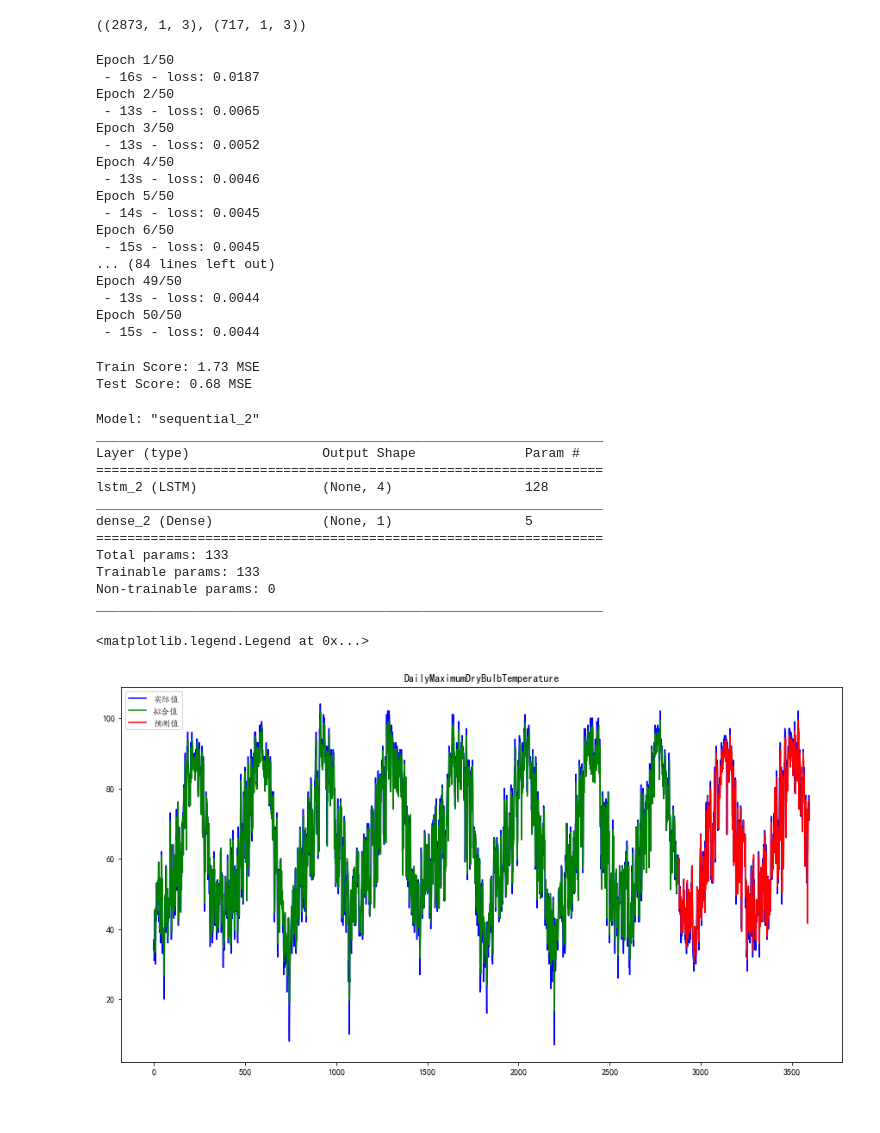
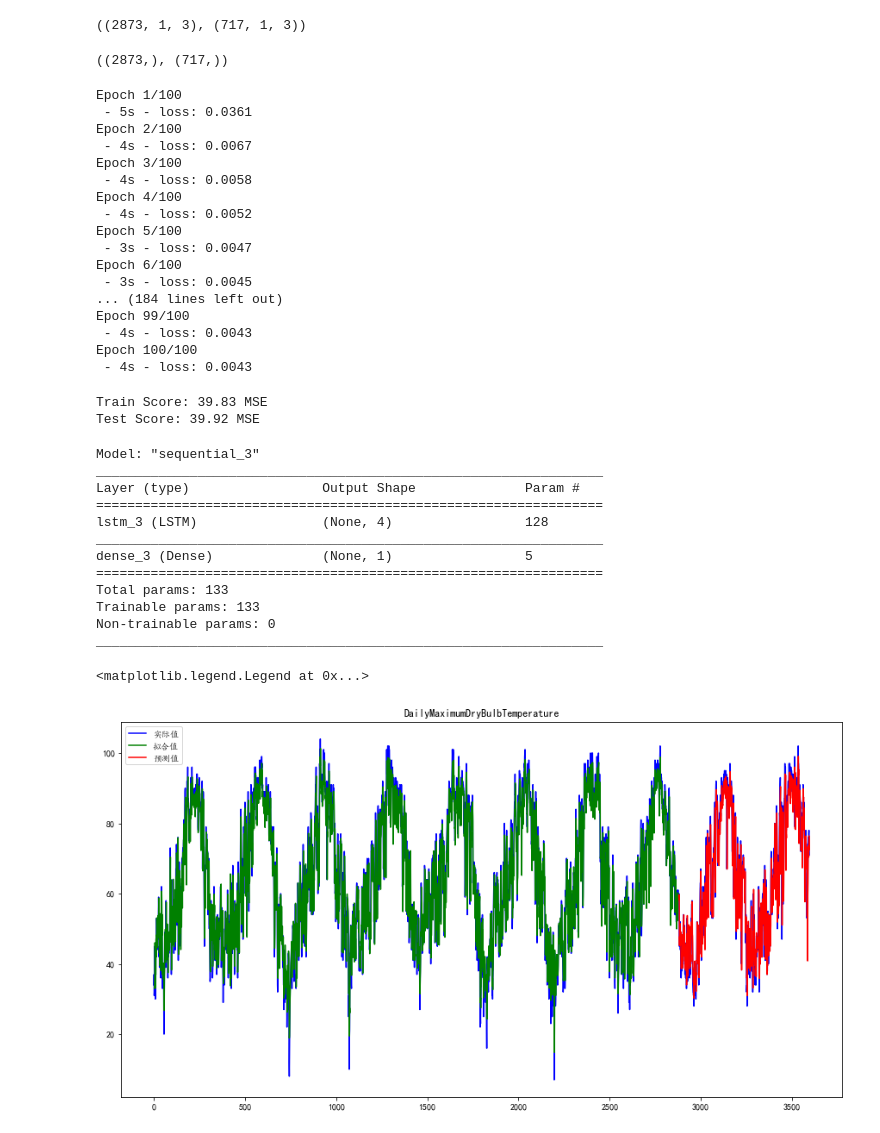
Before and after one commit to Yrt-2000/SRTP-program-of-SEU---meteorological-forecasting, a Jupyter notebook: maxtempe/model_LSTM.ipynb, the cells around one changed output. Cells and saved outputs as stored; diff of their text form; code cells hidden in the pictures.

```diff
--- a/maxtempe/model_LSTM.ipynb
+++ b/maxtempe/model_LSTM.ipynb
@@ -69,6 +68,10 @@ testX = np.reshape(testX,(testX.shape[0],1,testX.shape[1]))
 trainX.shape,testX.shape
 # %% [output]
 ((2873, 1, 3), (717, 1, 3))
+# %%
+trainY.shape,testY.shape
+# %% [output]
+((2873,), (717,))
 # %%
 # 创建 LSTM Model
 # 可以在 youtube 搜 keras+lstm，或者看 Jason Brownlee 的博客详细了解
@@ -78,28 +81,28 @@ model.add(LSTM(4,input_shape=(1,look_back)))
 model.add(Dense(1))
 model.compile(loss='mean_squared_error',optimizer='adam')
 # 实测训练 10 次取得较好的预测结果
-model.fit(trainX,trainY,epochs=50,batch_size=1,verbose=2)
+model.fit(trainX,trainY,epochs=100,batch_size=4,verbose=2)
 # 对训练集和测试集分别进行预测
 trainPredict = model.predict(trainX)
 testPredict = model.predict(testX)
 # %% [output]
-Epoch 1/50
- - 16s - loss: 0.0187
-Epoch 2/50
- - 13s - loss: 0.0065
-Epoch 3/50
- - 13s - loss: 0.0052
-Epoch 4/50
- - 13s - loss: 0.0046
-Epoch 5/50
- - 14s - loss: 0.0045
-Epoch 6/50
- - 15s - loss: 0.0045
-... (84 lines left out)
-Epoch 49/50
- - 13s - loss: 0.0044
-Epoch 50/50
- - 15s - loss: 0.0044
+Epoch 1/100
+ - 5s - loss: 0.0361
+Epoch 2/100
+ - 4s - loss: 0.0067
+Epoch 3/100
+ - 4s - loss: 0.0058
+Epoch 4/100
+ - 4s - loss: 0.0052
+Epoch 5/100
+ - 3s - loss: 0.0047
+Epoch 6/100
+ - 3s - loss: 0.0045
+... (184 lines left out)
+Epoch 99/100
+ - 4s - loss: 0.0043
+Epoch 100/100
+ - 4s - loss: 0.0043
 # %%
 # 逆变换得真实值
 trainPredict = scaler.inverse_transform(trainPredict)
@@ -111,23 +114,23 @@ test = scaler.inverse_transform(np.array(test.reshape(-1,1)))
 train = scaler.inverse_transform(np.array(train.reshape(-1,1)))
 
 # 误差分析
-trainScore = mean_squared_error(trainY[0],trainPredict[0])
+trainScore = mean_squared_error(trainY,trainPredict)
 print('Train Score: %.2f MSE' % trainScore)
-testScore = mean_squared_error(testY[0],testPredict[0])
+testScore = mean_squared_error(testY,testPredict)
 print('Test Score: %.2f MSE' % testScore)
 # %% [output]
-Train Score: 1.73 MSE
-Test Score: 0.68 MSE
+Train Score: 39.83 MSE
+Test Score: 39.92 MSE
 # %%
 model.summary()
 # %% [output]
-Model: "sequential_2"
+Model: "sequential_3"
 _________________________________________________________________
 Layer (type)                 Output Shape              Param #
 =================================================================
-lstm_2 (LSTM)                (None, 4)                 128
+lstm_3 (LSTM)                (None, 4)                 128
 _________________________________________________________________
-dense_2 (Dense)              (None, 1)                 5
+dense_3 (Dense)              (None, 1)                 5
 =================================================================
 Total params: 133
 Trainable params: 133
@@ -138,21 +141,21 @@ _________________________________________________________________
 # %%
 # 拷贝数据，注意每组数据前 look_back 天作为输入，无法预测，值设为 nan
 trainPredictPlot = np.empty_like(dataset)
 trainPredictPlot[:] = np.nan
-trainPredictPlot[look_back:len(trainPredict)+look_back] = trainPredict
+trainPredictPlot[look_back:len(train)] = trainPredict
 
 testPredictPlot = np.empty_like(dataset)
 testPredictPlot[:] = np.nan
-testPredictPlot[len(trainPredict)+look_back*2:len(dataset)] = testPredict
+testPredictPlot[len(train)+look_back:] = testPredict
 
 # 绘图
 plt.rcParams['font.sans-serif'] = 'KaiTi'
 plt.figure(figsize=(15,8))
 plt.title('DailyMaximumDryBulbTemperature')
 plt.plot(dataset,color ='blue',label='实际值')
 plt.plot(trainPredictPlot,color ='green',label='拟合值')
 plt.plot(testPredictPlot,color ='red',label='预测值')
 plt.legend(loc='best')
 # %% [output]
 <matplotlib.legend.Legend at 0x...>
-[figure, old version]
+[figure, new version]
```
Also changed, not shown: parts of 4 cells of this notebook.
